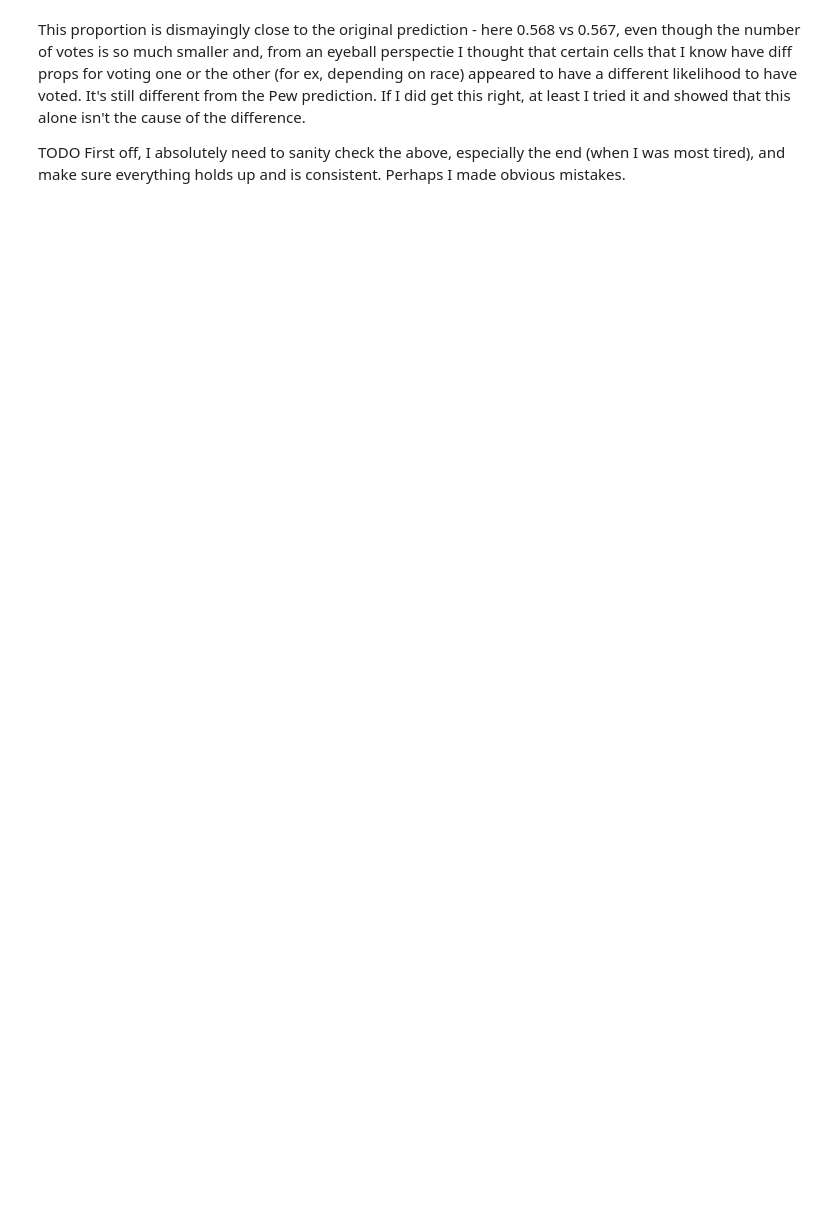
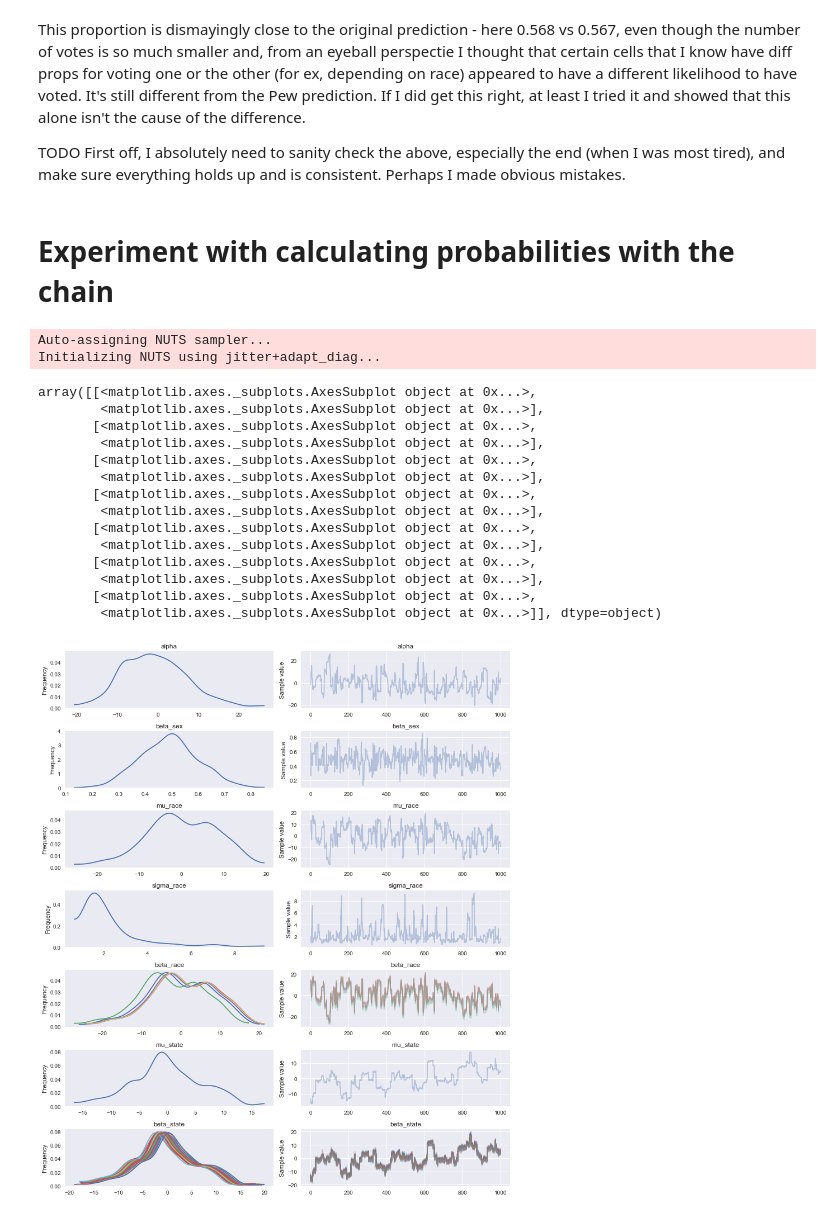
Before and after one commit to aenfield/Data512, a Jupyter notebook: project/MRP_Presidential_Election_2016.ipynb, the cells around one changed output. Cells and saved outputs as stored; diff of their text form; code cells hidden in the pictures; blank space fills up the shorter version.

```diff
--- a/project/MRP_Presidential_Election_2016.ipynb
+++ b/project/MRP_Presidential_Election_2016.ipynb
@@ -677,3 +710,68 @@ all_cells_with_results_and_adj_voted_data['votes_trump_adj'].sum()  / all_votes_
 This proportion is dismayingly close to the original prediction - here 0.568 vs 0.567, even though the number of votes is so much smaller and, from an eyeball perspectie I thought that certain cells that I know have diff props for voting one or the other (for ex, depending on race) appeared to have a different likelihood to have voted. It's still different from the Pew prediction. If I did get this right, at least I tried it and showed that this alone isn't the cause of the difference.
 
 TODO First off, I absolutely need to sanity check the above, especially the end (when I was most tired), and make sure everything holds up and is consistent. Perhaps I made obvious mistakes.
+# %% [markdown]
+# Experiment with calculating probabilities with the chain
+# %%
+with pm.Model() as model_complete:
+    alpha = pm.Normal('alpha', mu=0, sd=10)
+    beta_sex = pm.Normal('beta_sex', mu=0, sd=10)
+
+    mu_race = pm.Normal('mu_race', mu=0, sd=10)
+    sigma_race = pm.HalfCauchy('sigma_race', 5)
+    beta_race = pm.Normal('beta_race', mu=mu_race, sd=sigma_race,
+                          shape=len(d_only['racecmb'].unique()))
+
+    mu_state = pm.Normal('mu_state', mu=0, sd=10)
+    beta_state = pm.Normal('beta_state', mu=mu_state, sd=1,
+                          shape=state_count)
+
+    mu = alpha + \
+         vals_sex * beta_sex + \
+         pm.math.dot(vals_racecmb, beta_race) + \
+         pm.math.dot(vals_state, beta_state)
+
+    theta = pm.Deterministic('theta', 1 / (1 + pm.math.exp(-mu)))
+
+    # try calculating probability as part of the chain
+    #all_cells_values_matrix = np.c_[np.ones(len(all_cells_dummies)), all_cells_dummies]
+    all_cells_values_matrix = all_cells_dummies.values
+    probs = pm.Deterministic('probs', standard_logistic(alpha + \
+                 all_cells_values_matrix[:,0] * beta_sex + \
+                 pm.math.dot(all_cells_values_matrix[:,1:6], beta_race) + \
+                 pm.math.dot(all_cells_values_matrix[:,6:], beta_state)))
+#     log_probs = pm.Deterministic('log_probs', alpha + \
+#                  all_cells_values_matrix[:,0] * beta_sex + \
+#                  pm.math.dot(all_cells_values_matrix[:,1:6], beta_race) + \
+#                  pm.math.dot(all_cells_values_matrix[:,6:], beta_state))
+
+
+    y = pm.Bernoulli('y', theta, observed=y_obs)
+# %%
+with model_complete:
+    trace_complete = pm.sample(1000, n_init=50000, tune=1000)
+# %% [output]
+Auto-assigning NUTS sampler...
+Initializing NUTS using jitter+adapt_diag...
+# %%
+varnames_model_complete = ['alpha', 'beta_sex',
+                           'mu_race', 'sigma_race', 'beta_race',
+                           'mu_state', 'beta_state']
+# %%
+pm.traceplot(trace_complete, varnames_model_complete)
+# %% [output]
+array([[<matplotlib.axes._subplots.AxesSubplot object at 0x...>,
+        <matplotlib.axes._subplots.AxesSubplot object at 0x...>],
+       [<matplotlib.axes._subplots.AxesSubplot object at 0x...>,
+        <matplotlib.axes._subplots.AxesSubplot object at 0x...>],
+       [<matplotlib.axes._subplots.AxesSubplot object at 0x...>,
+        <matplotlib.axes._subplots.AxesSubplot object at 0x...>],
+       [<matplotlib.axes._subplots.AxesSubplot object at 0x...>,
+        <matplotlib.axes._subplots.AxesSubplot object at 0x...>],
+       [<matplotlib.axes._subplots.AxesSubplot object at 0x...>,
+        <matplotlib.axes._subplots.AxesSubplot object at 0x...>],
+       [<matplotlib.axes._subplots.AxesSubplot object at 0x...>,
+        <matplotlib.axes._subplots.AxesSubplot object at 0x...>],
+       [<matplotlib.axes._subplots.AxesSubplot object at 0x...>,
+        <matplotlib.axes._subplots.AxesSubplot object at 0x...>]], dtype=object)
+[figure, added]
```
Also changed, not shown: parts of 33 cells of this notebook.
